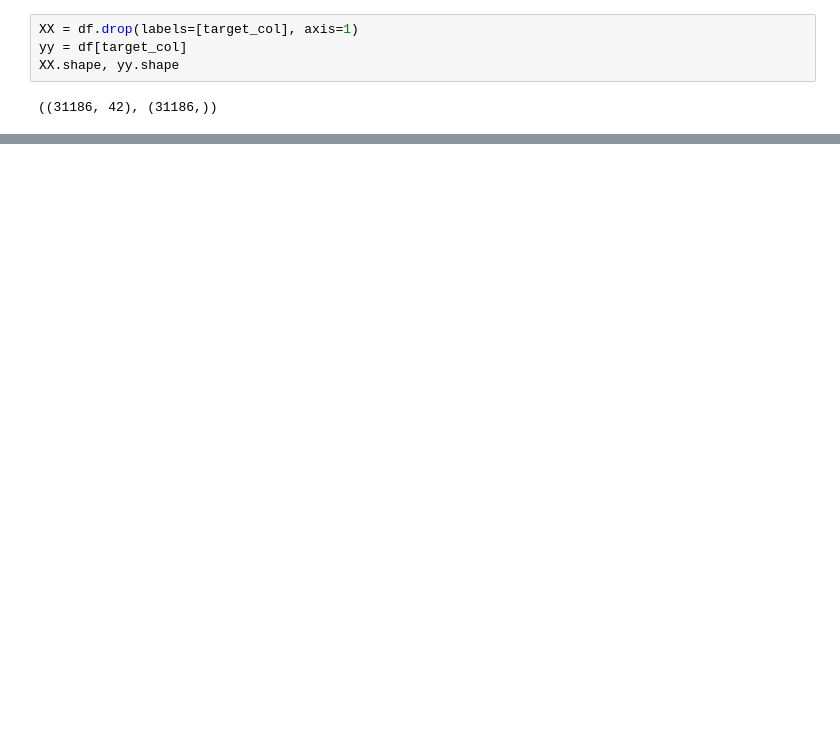
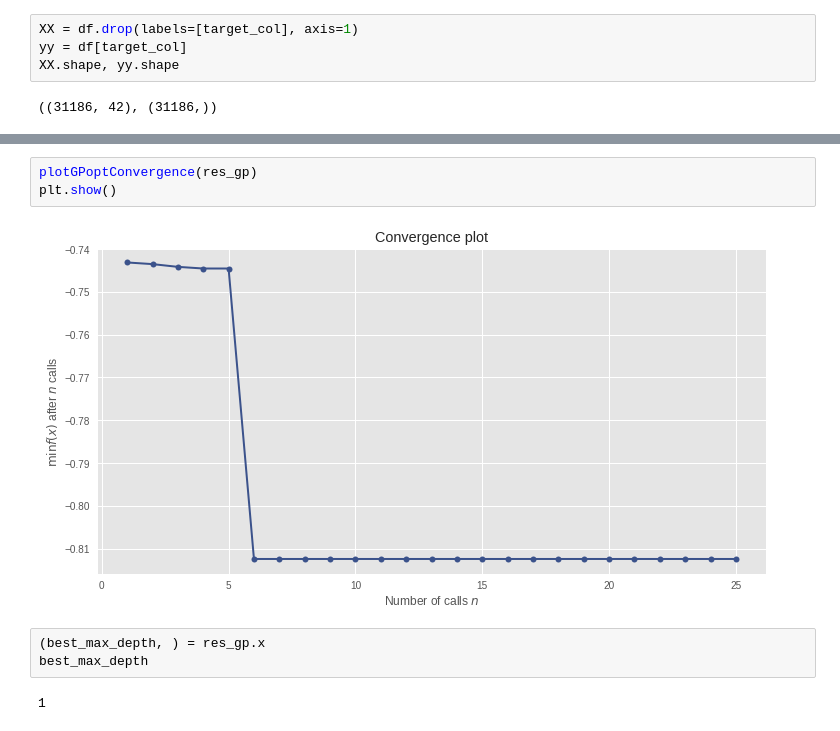
Before and after one commit to pligor/dme, a Jupyter notebook: george/cc_classifying.ipynb, the cells around one changed output, grey strips where cells are left out. Drawn from its saved outputs; the diff is of its cells as text; blank space fills up the shorter version.

```diff
--- a/george/cc_classifying.ipynb
+++ b/george/cc_classifying.ipynb
@@ -114,0 +487,10 @@ NameError: name 'is_number' is not defined
+# %%
+plotGPoptConvergence(res_gp)
+plt.show()
+# %% [output]
+[figure, added]
+# %%
+(best_max_depth, ) = res_gp.x
+best_max_depth
+# %% [output]
+1
```
Also changed, not shown: parts of 46 cells of this notebook, 5 other files.
